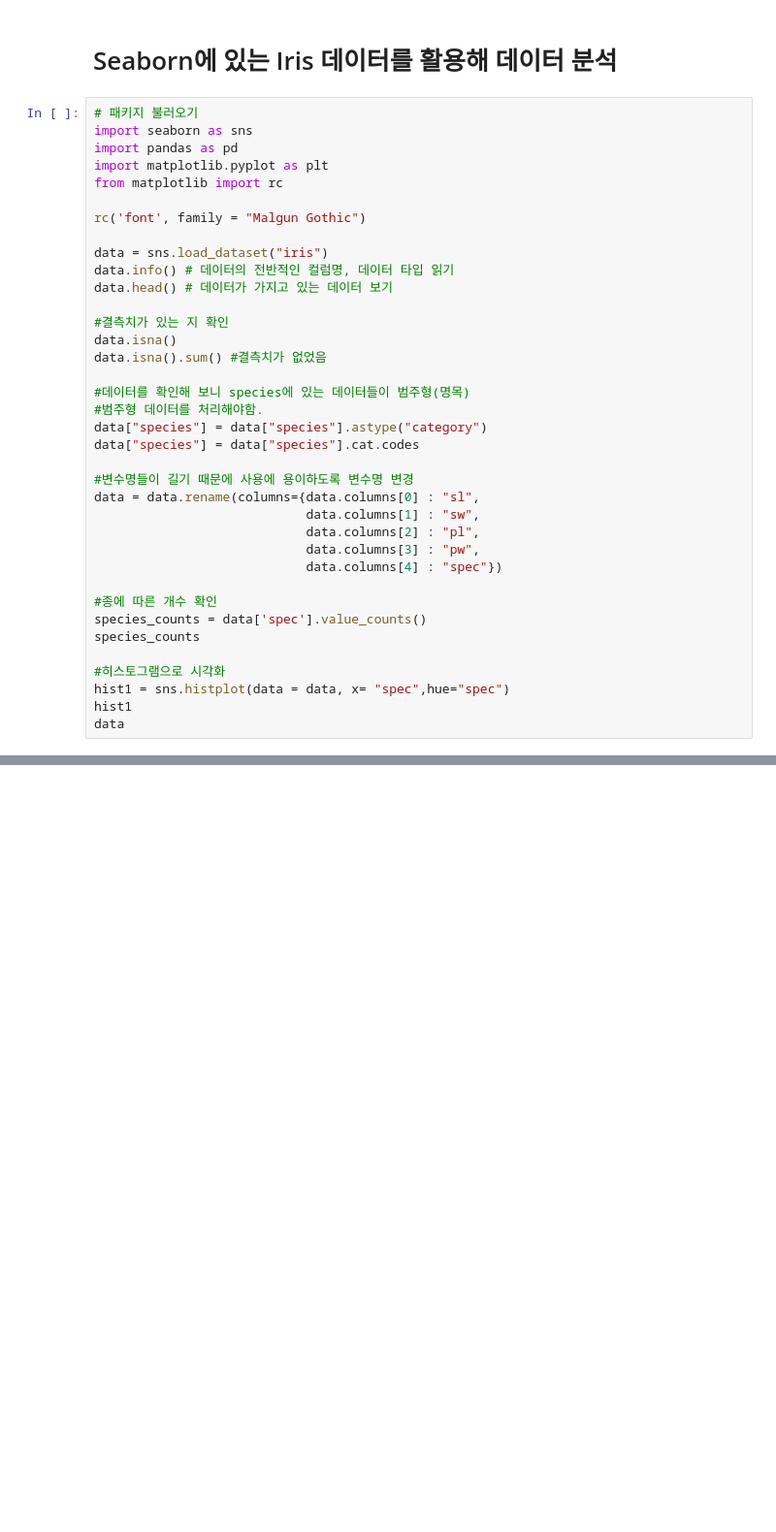
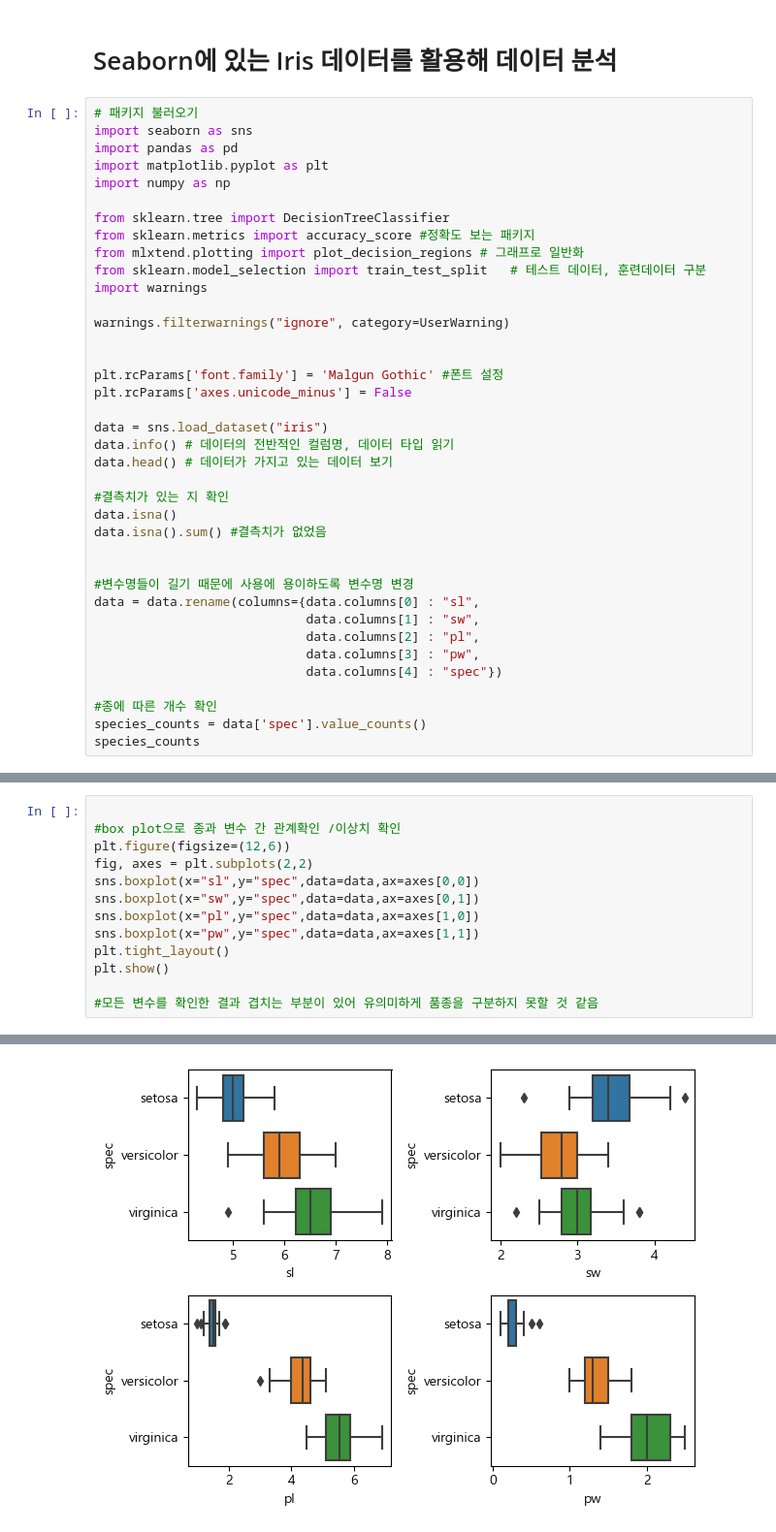
Before and after one commit to jwjb1020/jwj_python, a Jupyter notebook: iris/iris1.ipynb, the cells around one changed output, grey strips where cells are left out. Shown at 97% size. Cells and saved outputs as stored; diff of their text form; blank space fills up the shorter version.

```diff
--- a/iris/iris1.ipynb
+++ b/iris/iris1.ipynb
@@ -5,9 +5,19 @@
 import seaborn as sns
 import pandas as pd
 import matplotlib.pyplot as plt
-from matplotlib import rc
+import numpy as np
 
-rc('font', family = "Malgun Gothic")
+from sklearn.tree import DecisionTreeClassifier
+from sklearn.metrics import accuracy_score #정확도 보는 패키지
+from mlxtend.plotting import plot_decision_regions # 그래프로 일반화
+from sklearn.model_selection import train_test_split   # 테스트 데이터, 훈련데이터 구분
+import warnings
+
+warnings.filterwarnings("ignore", category=UserWarning)
+
+
+plt.rcParams['font.family'] = 'Malgun Gothic' #폰트 설정
+plt.rcParams['axes.unicode_minus'] = False
 
 data = sns.load_dataset("iris")
 data.info() # 데이터의 전반적인 컬럼명, 데이터 타입 읽기
@@ -17,10 +27,6 @@ data.head() # 데이터가 가지고 있는 데이터 보기
 data.isna()
 data.isna().sum() #결측치가 없었음
 
-#데이터를 확인해 보니 species에 있는 데이터들이 범주형(명목)
-#범주형 데이터를 처리해야함.
-data["species"] = data["species"].astype("category")
-data["species"] = data["species"].cat.codes
 
 #변수명들이 길기 때문에 사용에 용이하도록 변수명 변경
 data = data.rename(columns={data.columns[0] : "sl",
@@ -32,11 +38,6 @@ data = data.rename(columns={data.columns[0] : "sl",
 #종에 따른 개수 확인
 species_counts = data['spec'].value_counts()
 species_counts
-
-#히스토그램으로 시각화
-hist1 = sns.histplot(data = data, x= "spec",hue="spec")
-hist1
-data
 # %% [output]
 <class 'pandas.core.frame.DataFrame'>
 RangeIndex: 150 entries, 0 to 149
@@ -66,0 +66,14 @@ memory usage: 6.0+ KB
+# %%
+
+#box plot으로 종과 변수 간 관계확인 /이상치 확인
+plt.figure(figsize=(12,6))
+fig, axes = plt.subplots(2,2)
+sns.boxplot(x="sl",y="spec",data=data,ax=axes[0,0])
+sns.boxplot(x="sw",y="spec",data=data,ax=axes[0,1])
+sns.boxplot(x="pl",y="spec",data=data,ax=axes[1,0])
+sns.boxplot(x="pw",y="spec",data=data,ax=axes[1,1])
+plt.tight_layout()
+plt.show()
+
+#모든 변수를 확인한 결과 겹치는 부분이 있어 유의미하게 품종을 구분하지 못할 것 같음
+# %% [output]
@@ -66,0 +81 @@ memory usage: 6.0+ KB
+[figure, added]
```
Also changed, not shown: parts of 14 cells of this notebook, 1 other file.
